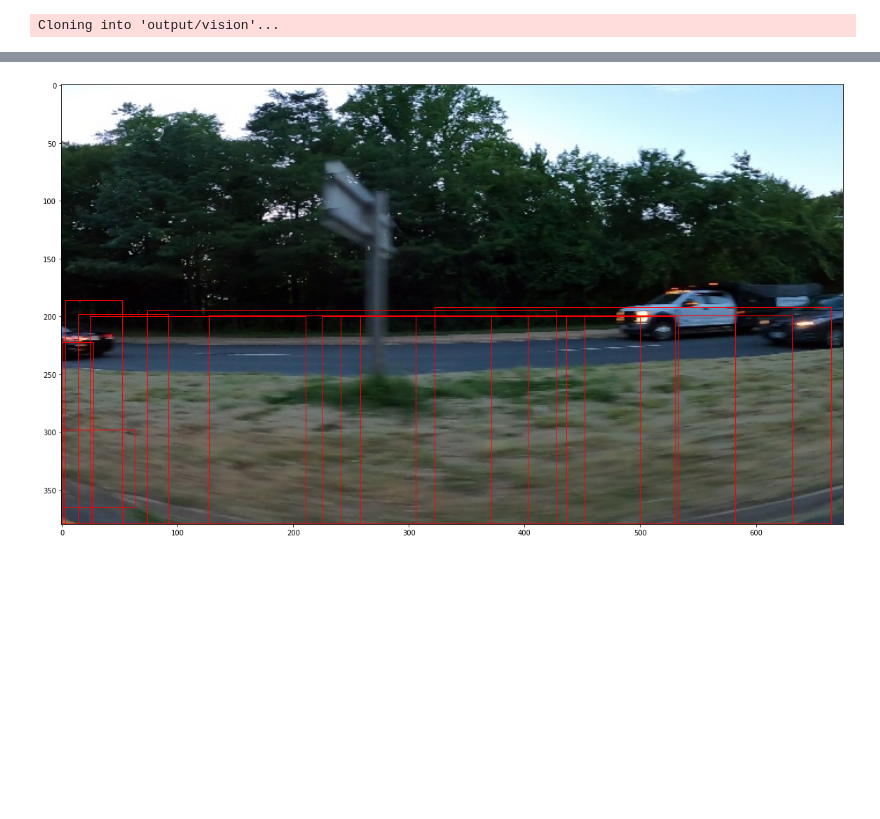
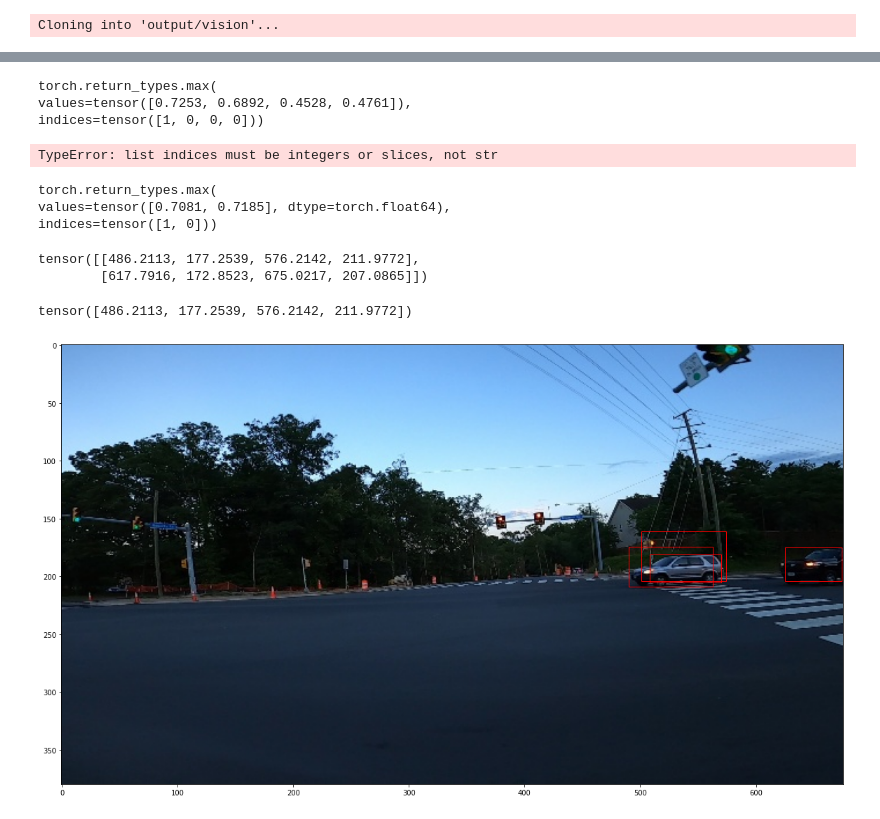
Before and after one commit to mhmdrdwn/car, a Jupyter notebook: notebooks/car-faster-rcnn.ipynb, the cells around one changed output, grey strips where cells are left out. Saved outputs shown, nothing was run; the diff lists cells and outputs as text; code cells hidden in the pictures; blank space fills up the shorter version.

```diff
--- a/notebooks/car-faster-rcnn.ipynb
+++ b/notebooks/car-faster-rcnn.ipynb
@@ -193,9 +199,9 @@ Cloning into 'output/vision'...
 import torchvision
 from torchvision.models.detection.faster_rcnn import FastRCNNPredictor
 
-fasterRCNN_model = torchvision.models.detection.fasterrcnn_resnet50_fpn(pretrained=True)
+fasterRCNN_model = torchvision.models.detection.fasterrcnn_mobilenet_v3_large_fpn(pretrained=True)
 in_features = fasterRCNN_model.roi_heads.box_predictor.cls_score.in_features
-fasterRCNN_model.roi_heads.box_predictor = FastRCNNPredictor(in_features, 2)
+fasterRCNN_model.roi_heads.box_predictor = FastRCNNPredictor(in_features, num_classes=2)
 # %%
 class LossAverager:
     def __init__(self):
@@ -428,5 +522,7 @@ IoU metric: bbox
 # %%
-images = cv2.imread("../input/car-object-detection/data/testing_images/vid_5_26640.jpg", cv2.IMREAD_COLOR)
+fasterRCNN_model.eval()
+
+images = cv2.imread("../input/car-object-detection/data/training_images/vid_4_26320.jpg", cv2.IMREAD_COLOR)
 images = cv2.cvtColor(images, cv2.COLOR_BGR2RGB).astype(np.float32)
 images = torch.as_tensor(images.astype(np.float), dtype=torch.double)
 images /= 255.0
@@ -446,0 +583,6 @@ boxes = outputs[0]["boxes"].detach().numpy().astype(np.int32)
+# %%
+#list(b), b
+box = []
+for coor in b:
+    box.append(int(coor))
+box
@@ -446,0 +591,13 @@ boxes = outputs[0]["boxes"].detach().numpy().astype(np.int32)
+# %%
+NMS = []
+for a, b in zip(outputs[0]['scores'], outputs[0]['boxes']):
+    if a >= 0.3:
+        box = []
+        for coor in b:
+            box.append(int(coor))
+        NMS.append(box)
+
+NMS = np.array(NMS, dtype=np.float32)
+NMS = torch.from_numpy(NMS)
+NMS = torch.as_tensor(NMS, dtype=torch.float32)
+NMS
@@ -447,10 +668,40 @@ boxes = outputs[0]["boxes"].detach().numpy().astype(np.int32)
+# %%
+torch.max(test, dim=1)
+# %% [output]
+torch.return_types.max(
+values=tensor([0.7253, 0.6892, 0.4528, 0.4761]),
+indices=tensor([1, 0, 0, 0]))
+# %%
+torchvision.ops.generalized_box_iou(boxes[:2], a)
+NMS_outputs = torchvision.ops.nms(outputs['boxes'], outputs['scores'], 0.7)
+# %% [output]
+TypeError: list indices must be integers or slices, not str
+# %%
+torch.max(test, dim=0)
+# %% [output]
+torch.return_types.max(
+values=tensor([0.7081, 0.7185], dtype=torch.float64),
+indices=tensor([1, 0]))
+# %%
+a = coord_df[coord_df['image']=="vid_4_26320.jpg"].values[:, 1:]
+a = np.array(a, dtype=np.float32)
+a = torch.from_numpy(a)
+a = torch.as_tensor(a, dtype=torch.float32)
+a
+# %% [output]
+tensor([[486.2113, 177.2539, 576.2142, 211.9772],
+        [617.7916, 172.8523, 675.0217, 207.0865]])
+# %%
+a
+# %% [output]
+tensor([486.2113, 177.2539, 576.2142, 211.9772])
 # %%
 fig, ax = plt.subplots(figsize=(20,20))
 ax.imshow(sample)
-for box in boxes:
+for box in boxes[:4]:
     rect = patches.Rectangle((box[0], box[1]), box[2]-box[0], box[3]-box[1], linewidth=1, edgecolor='r', facecolor='none')
     ax.add_patch(rect)
 
 plt.show()
 # %% [output]
-[figure, old version]
+[figure, new version]
```
Also changed, not shown: parts of 12 cells of this notebook.
